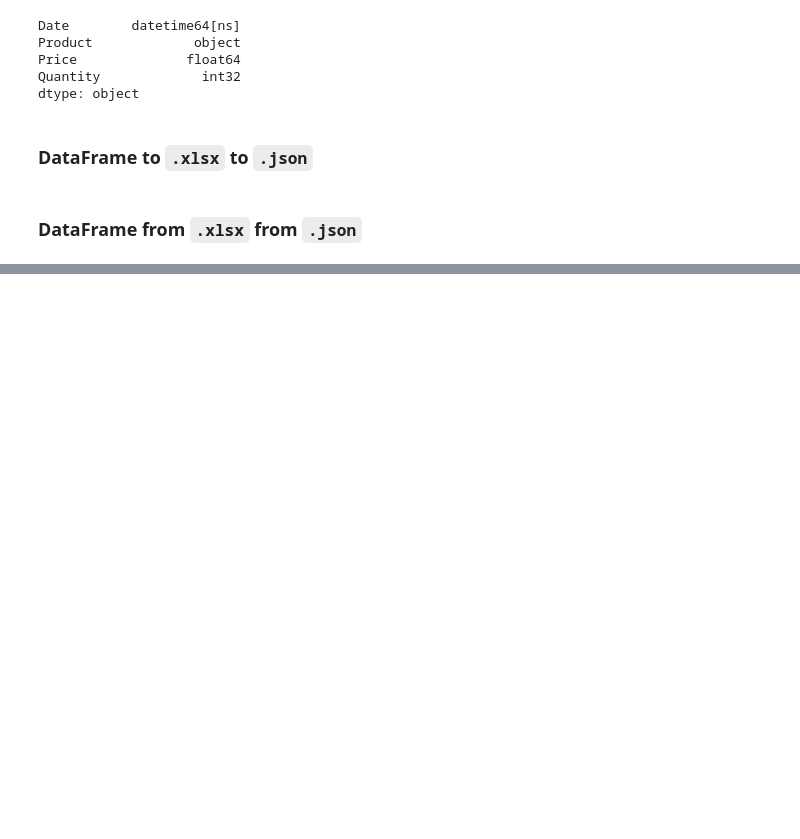
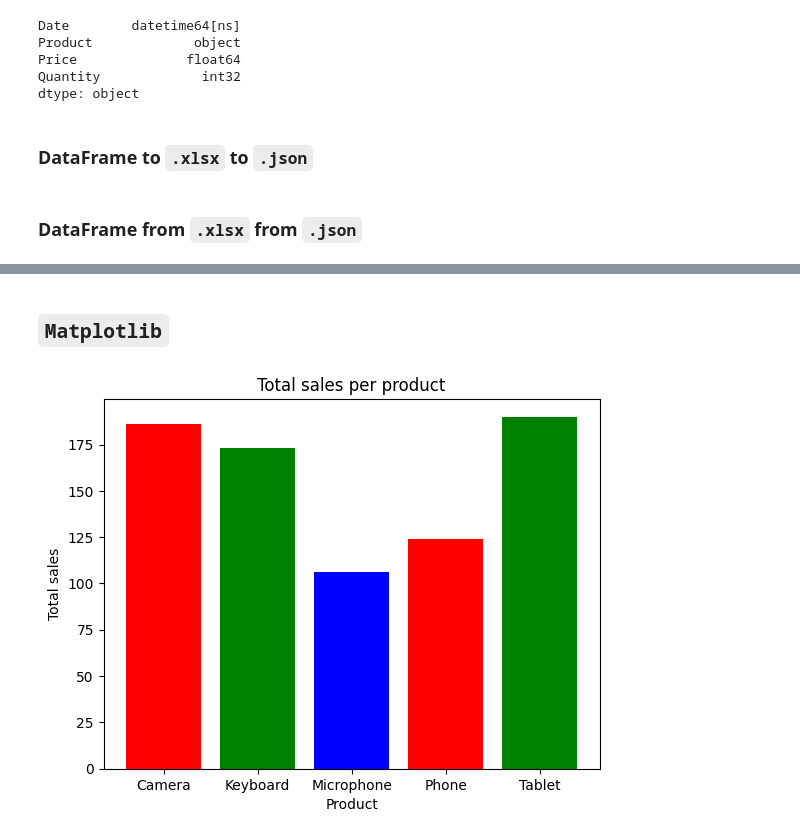
Before and after one commit to xdpiqbx/python-basics-data-s-ml-analys-by-bogdan, a Jupyter notebook: Pandas/004_Random_CSV.ipynb, the cells around one changed output, grey strips where cells are left out. Drawn from its saved outputs; the diff is of its cells as text; code cells hidden in the pictures; blank space fills up the shorter version.

```diff
--- a/Pandas/004_Random_CSV.ipynb
+++ b/Pandas/004_Random_CSV.ipynb
@@ -102,0 +149,3 @@ df_from_json.head()
+# %%
+product_sales = df.groupby('Product')['Quantity'].sum()
+product_sales
@@ -102,0 +171,10 @@ df_from_json.head()
+# %% [markdown]
+## `Matplotlib`
+# %%
+plt.title('Total sales per product')
+plt.xlabel('Product')
+plt.ylabel('Total sales')
+plt.bar(product_sales.index, product_sales.values, color=['red', 'green', 'blue'])
+plt.show()
+# %% [output]
+[figure, added]
```
Also changed, not shown: parts of 14 cells of this notebook, 4 other files.
